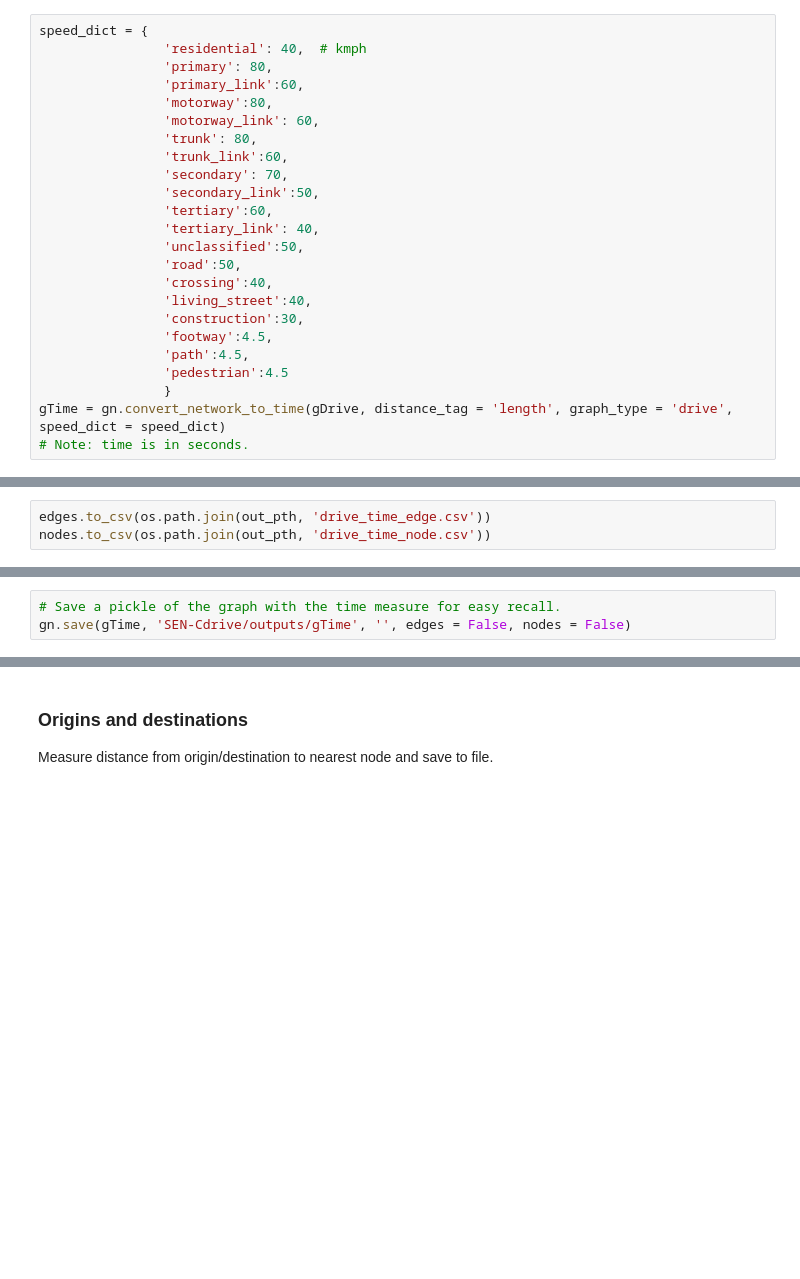
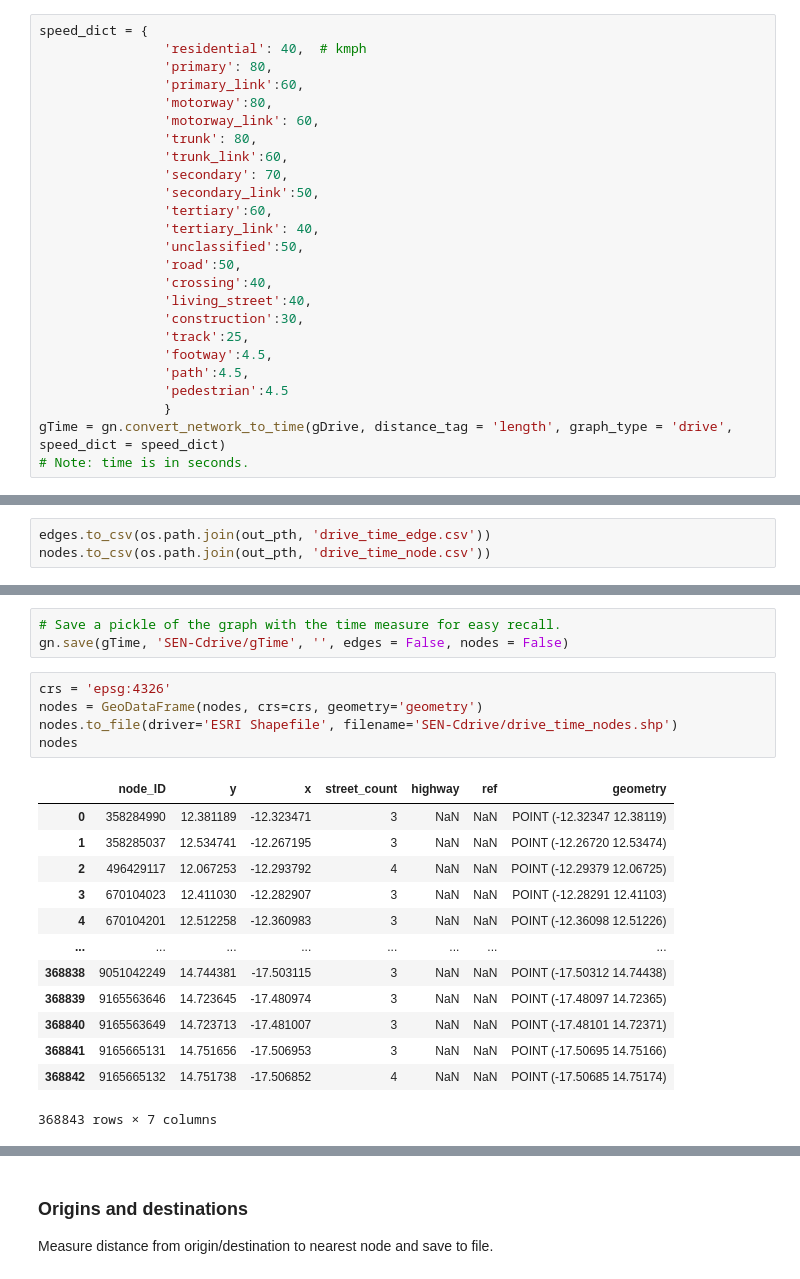
Before and after one commit to gracedoherty/senegal_access, a Jupyter notebook: SEN_Transport_settlement-to-market_driving_2021-11-10.ipynb, the cells around one changed output, grey strips where cells are left out. Cells and saved outputs as stored; diff of their text form; blank space fills up the shorter version.

Commit message:
Now with highway=track

```diff
--- a/SEN_Transport_settlement-to-market_driving_2021-11-10.ipynb
+++ b/SEN_Transport_settlement-to-market_driving_2021-11-10.ipynb
@@ -387,6 +387,7 @@ speed_dict = {
                 'crossing':40,
                 'living_street':40,
                 'construction':30,
+                'track':25,
                 'footway':4.5,
                 'path':4.5,
                 'pedestrian':4.5
@@ -441,3 +456,22 @@ nodes.to_csv(os.path.join(out_pth, 'drive_time_node.csv'))
 # %%
 # Save a pickle of the graph with the time measure for easy recall.
-gn.save(gTime, 'SEN-Cdrive/outputs/gTime', '', edges = False, nodes = False)
+gn.save(gTime, 'SEN-Cdrive/gTime', '', edges = False, nodes = False)
+# %%
+crs = 'epsg:4326'
+nodes = GeoDataFrame(nodes, crs=crs, geometry='geometry')
+nodes.to_file(driver='ESRI Shapefile', filename='SEN-Cdrive/drive_time_nodes.shp')
+nodes
+# %% [output]
+|  | node_ID | y | x | street_count | highway | ref | geometry |
+| 0 | 358284990 | 12.381189 | -12.323471 | 3 | NaN | NaN | POINT (-12.32347 12.38119) |
+| 1 | 358285037 | 12.534741 | -12.267195 | 3 | NaN | NaN | POINT (-12.26720 12.53474) |
+| 2 | 496429117 | 12.067253 | -12.293792 | 4 | NaN | NaN | POINT (-12.29379 12.06725) |
+| 3 | 670104023 | 12.411030 | -12.282907 | 3 | NaN | NaN | POINT (-12.28291 12.41103) |
+| 4 | 670104201 | 12.512258 | -12.360983 | 3 | NaN | NaN | POINT (-12.36098 12.51226) |
+| ... | ... | ... | ... | ... | ... | ... | ... |
+| 368838 | 9051042249 | 14.744381 | -17.503115 | 3 | NaN | NaN | POINT (-17.50312 14.74438) |
+| 368839 | 9165563646 | 14.723645 | -17.480974 | 3 | NaN | NaN | POINT (-17.48097 14.72365) |
+| 368840 | 9165563649 | 14.723713 | -17.481007 | 3 | NaN | NaN | POINT (-17.48101 14.72371) |
+| 368841 | 9165665131 | 14.751656 | -17.506953 | 3 | NaN | NaN | POINT (-17.50695 14.75166) |
+| 368842 | 9165665132 | 14.751738 | -17.506852 | 4 | NaN | NaN | POINT (-17.50685 14.75174) |
+368843 rows × 7 columns
```
Also changed, not shown: parts of 8 cells of this notebook.
